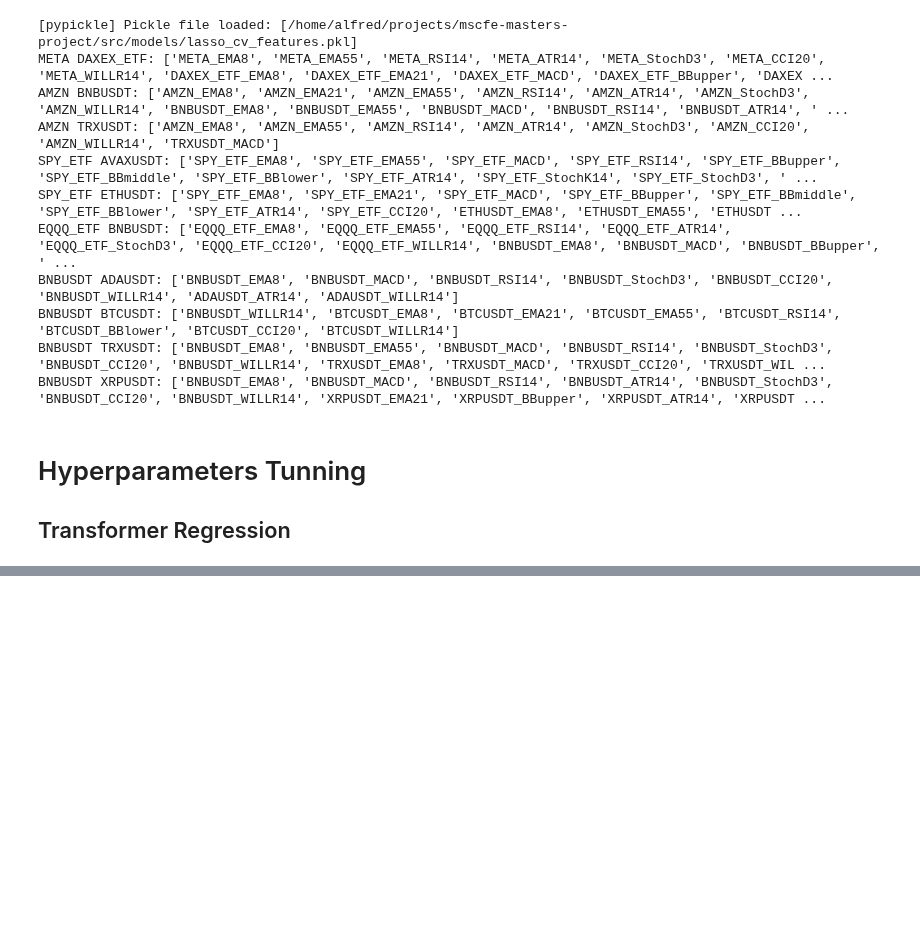
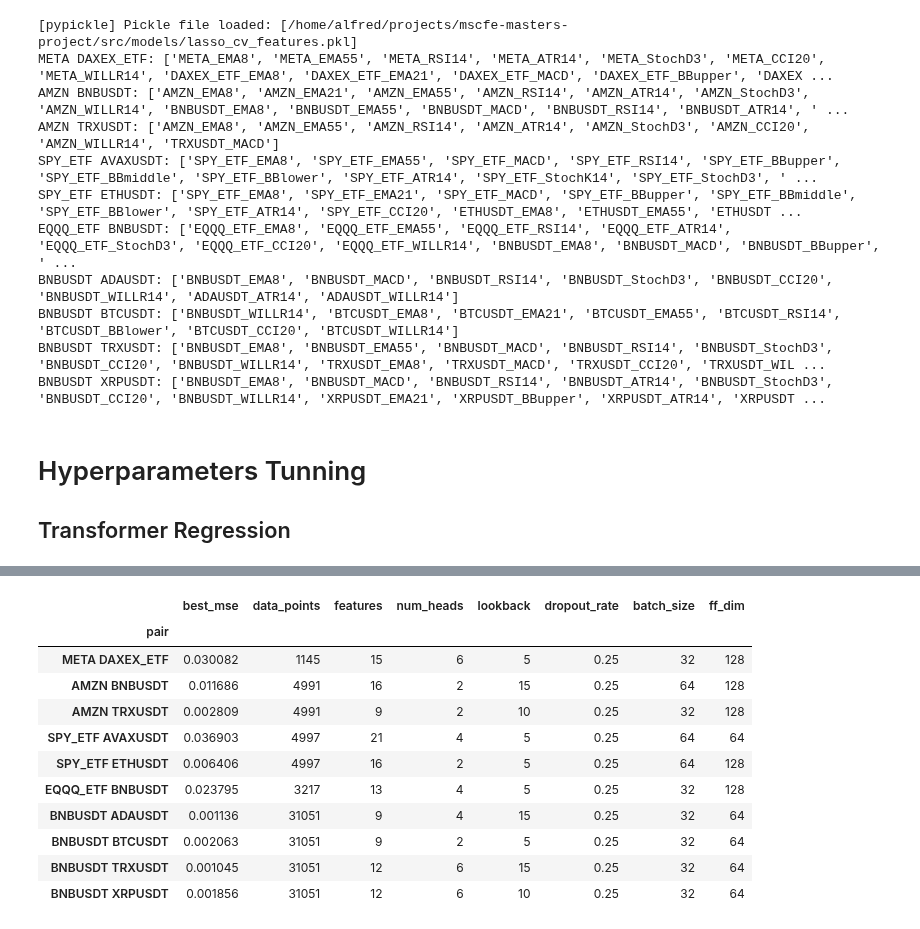
Before and after one commit to nite4/mscfe-masters-project, a Jupyter notebook: src/hyperparameters_3_transformers.ipynb, the cells around one changed output, grey strips where cells are left out. Cells and saved outputs as stored; diff of their text form; code cells hidden in the pictures; blank space fills up the shorter version.

Commit message:
added hyperparameters for transformer models

```diff
--- a/src/hyperparameters_3_transformers.ipynb
+++ b/src/hyperparameters_3_transformers.ipynb
@@ -233,8 +233,8 @@ BNBUSDT XRPUSDT: ['BNBUSDT_EMA8', 'BNBUSDT_MACD', 'BNBUSDT_RSI14', 'BNBUSDT_ATR1
 # %%
 dir_best = os.path.join(dir_models_best, 'transformer')
 param_grid = {
-    'num_heads': [2, 4, 8],
-    'lookback': [10, 5, 15],  # Number of steps to lookback
+    'num_heads': [2, 4, 6],
+    'lookback': [5, 10, 15],  # Number of steps to lookback
     'dropout_rate': [0.25],  # Dropout rates
     'batch_size': [32, 64], # Number of data per batch
     'ff_dim': [64, 128],
@@ -348,0 +361,15 @@ ptxas warning : Registers are spilled to local memory in function 'input_add_mul
+# %%
+display(df_transformer)
+# %% [output]
+|  | best_mse | data_points | features | num_heads | lookback | dropout_rate | batch_size | ff_dim |
+| pair |  |  |  |  |  |  |  |  |
+| META DAXEX_ETF | 0.030082 | 1145 | 15 | 6 | 5 | 0.25 | 32 | 128 |
+| AMZN BNBUSDT | 0.011686 | 4991 | 16 | 2 | 15 | 0.25 | 64 | 128 |
+| AMZN TRXUSDT | 0.002809 | 4991 | 9 | 2 | 10 | 0.25 | 32 | 128 |
+| SPY_ETF AVAXUSDT | 0.036903 | 4997 | 21 | 4 | 5 | 0.25 | 64 | 64 |
+| SPY_ETF ETHUSDT | 0.006406 | 4997 | 16 | 2 | 5 | 0.25 | 64 | 128 |
+| EQQQ_ETF BNBUSDT | 0.023795 | 3217 | 13 | 4 | 5 | 0.25 | 32 | 128 |
+| BNBUSDT ADAUSDT | 0.001136 | 31051 | 9 | 4 | 15 | 0.25 | 32 | 64 |
+| BNBUSDT BTCUSDT | 0.002063 | 31051 | 9 | 2 | 5 | 0.25 | 32 | 64 |
+| BNBUSDT TRXUSDT | 0.001045 | 31051 | 12 | 6 | 15 | 0.25 | 32 | 64 |
+| BNBUSDT XRPUSDT | 0.001856 | 31051 | 12 | 6 | 10 | 0.25 | 32 | 64 |
```
Also changed, not shown: parts of 3 cells of this notebook, 11 other files.
